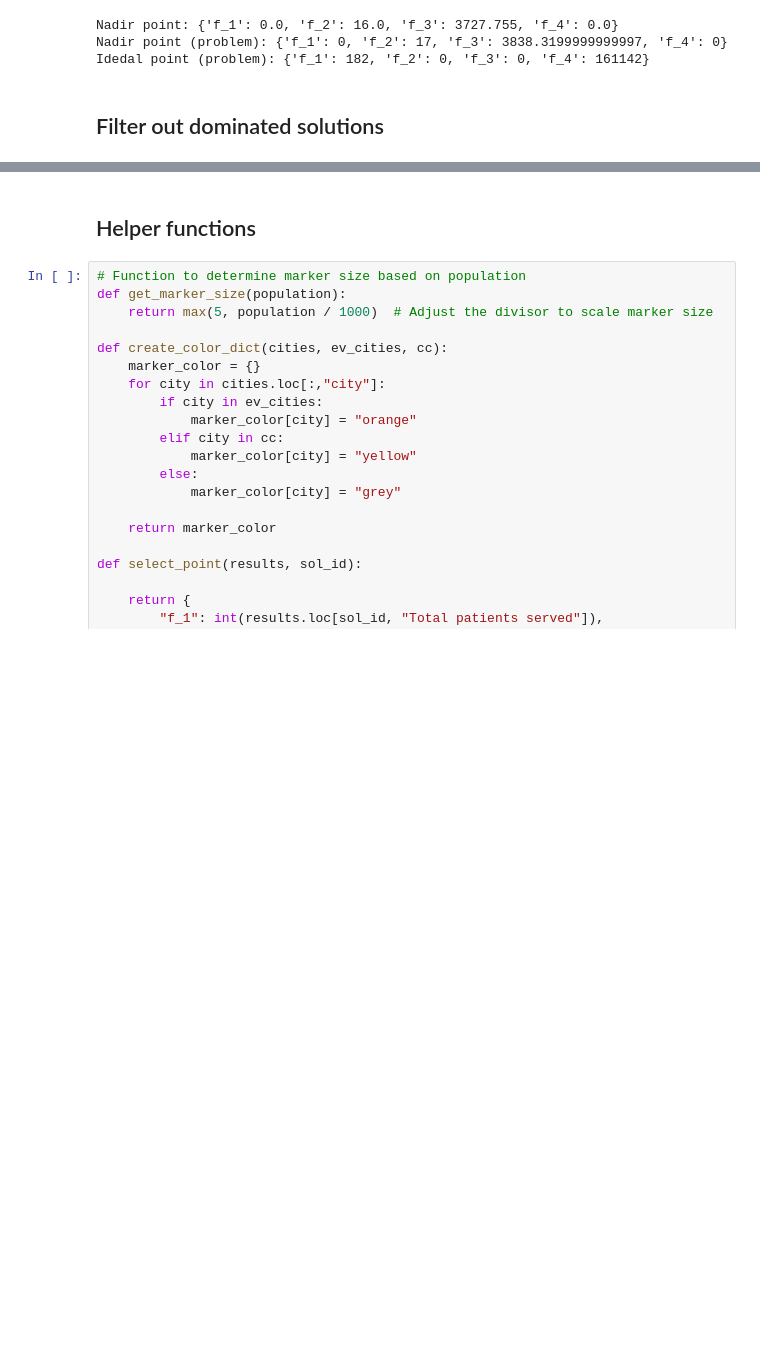
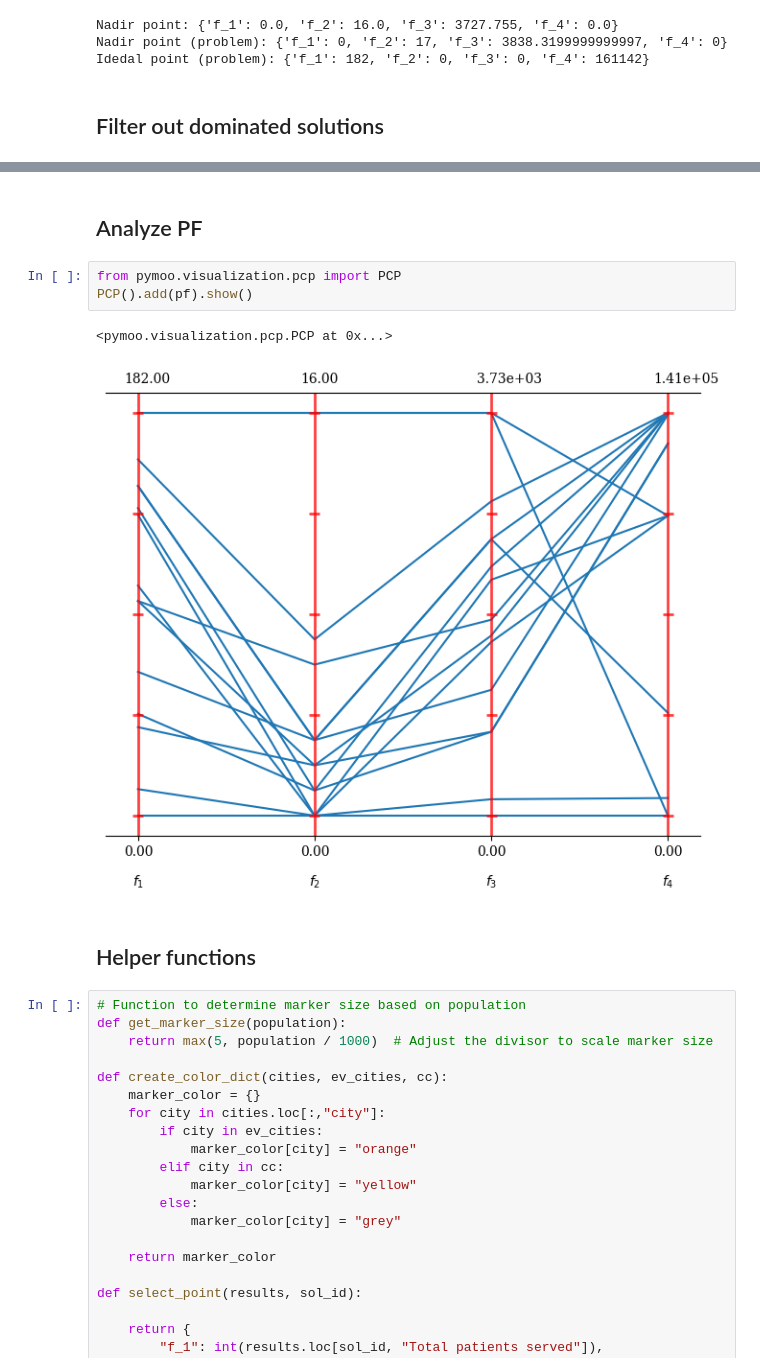
Before and after one commit to Human-Centered-Optimization-Lab/clinicOpt, a Jupyter notebook: clinicOptENAUTILUS_step02.ipynb, the cells around one changed output, grey strips where cells are left out. Saved outputs shown, nothing was run; the diff lists cells and outputs as text; blank space fills up the shorter version.

Commit message:
Adding a PCP plot

```diff
--- a/clinicOptENAUTILUS_step02.ipynb
+++ b/clinicOptENAUTILUS_step02.ipynb
@@ -120,4 +122,12 @@ shape: (11, 11)
 [0, 1, 2, 3, 4, 5, 6, 7, 8, 9, 10]
+# %% [markdown]
+## Analyze PF
+# %%
+from pymoo.visualization.pcp import PCP
+PCP().add(pf).show()
+# %% [output]
+<pymoo.visualization.pcp.PCP at 0x...>
+[figure, added]
 # %% [markdown]
 ## Helper functions
 # %%
```
Also changed, not shown: parts of 5 cells of this notebook.
